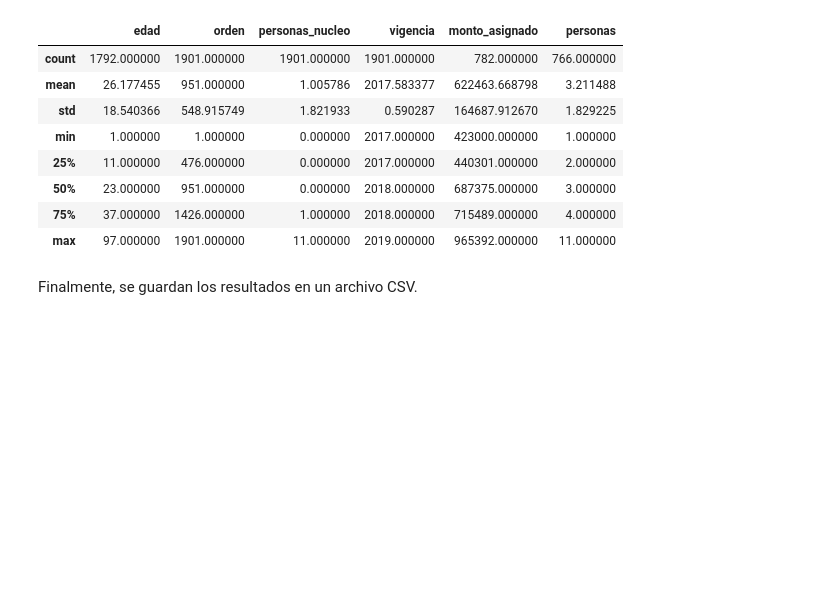
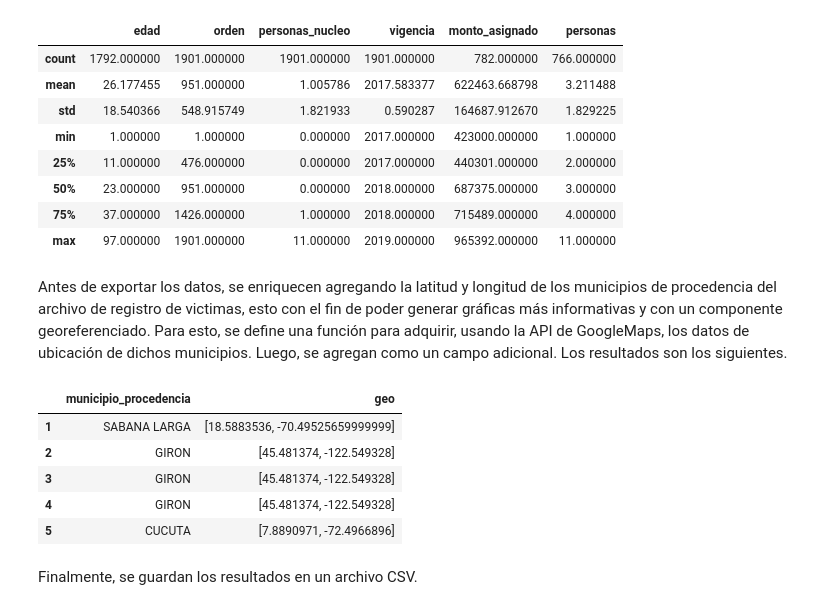
Before and after one commit to JorgeQuintanaL/demosuperset, a Jupyter notebook: superset_demo.ipynb, the cells around one changed output. Drawn from its saved outputs; the diff is of its cells as text; code cells hidden in the pictures; blank space fills up the shorter version.

Commit message:
Datos con geo

```diff
--- a/superset_demo.ipynb
+++ b/superset_demo.ipynb
@@ -23 +23,9 @@ Los datos son cargados mediante la API de Datos Abiertos. A primera vista el arc
+# %%
+import requests
+import pandas as pd
+import numpy as np
+import googlemaps
+google_token = 'AIzaSyAKReRnTCyIi6LWa-w7NLXY2xbzYF5ogOU'
+
+gmaps = googlemaps.Client(key=google_token)
 # %%
@@ -148,6 +152,41 @@ data.describe()
 | 50% | 23.000000 | 951.000000 | 0.000000 | 2018.000000 | 687375.000000 | 3.000000 |
 | 75% | 37.000000 | 1426.000000 | 1.000000 | 2018.000000 | 715489.000000 | 4.000000 |
 | max | 97.000000 | 1901.000000 | 11.000000 | 2019.000000 | 965392.000000 | 11.000000 |
+# %% [markdown]
+Antes de exportar los datos, se enriquecen agregando la latitud y longitud de los municipios de procedencia del archivo de registro de victimas, esto con el fin de poder generar gráficas más informativas y con un componente georeferenciado. Para esto, se define una función para adquirir, usando la API de GoogleMaps, los datos de ubicación de dichos municipios. Luego, se agregan como un campo adicional. Los resultados son los siguientes.
+# %%
+def get_latlong(direccion):
+
+    """
+    La función recibe un parámetro:
+
+        * direccion: Sitio del cual se desea adquirir la georeferencia
+
+    Con base en ese parámetro se realiza la búsqueda usando la API de GoogleMaps y se parsea la respuesta para obtener los
+    datos deseados, los cuales se retornan como output de la funcuión.
+    """
+
+    try:
+        response = gmaps.geocode(direccion)
+        lat = response[0]['geometry']['location']['lat']
+        long = response[0]['geometry']['location']['lng']
+        return (lat, long)
+    except:
+        return np.nan
+# %%
+geo = []
+for i in range(len(data.municipio_procedencia)):
+    geo.append(get_latlong(data.loc[i, 'municipio_procedencia']))
+
+data['geo'] = geo
+data.loc[1:5, ['municipio_procedencia', 'geo']]
+# %% [output]
+|  | municipio_procedencia | geo |
+| 1 | SABANA LARGA | [18.5883536, -70.49525659999999] |
+| 2 | GIRON | [45.481374, -122.549328] |
+| 3 | GIRON | [45.481374, -122.549328] |
+| 4 | GIRON | [45.481374, -122.549328] |
+| 5 | CUCUTA | [7.8890971, -72.4966896] |
 # %% [markdown]
 Finalmente, se guardan los resultados en un archivo CSV.
 # %%
```
Also changed, not shown: parts of 3 cells of this notebook, 1 other file.
